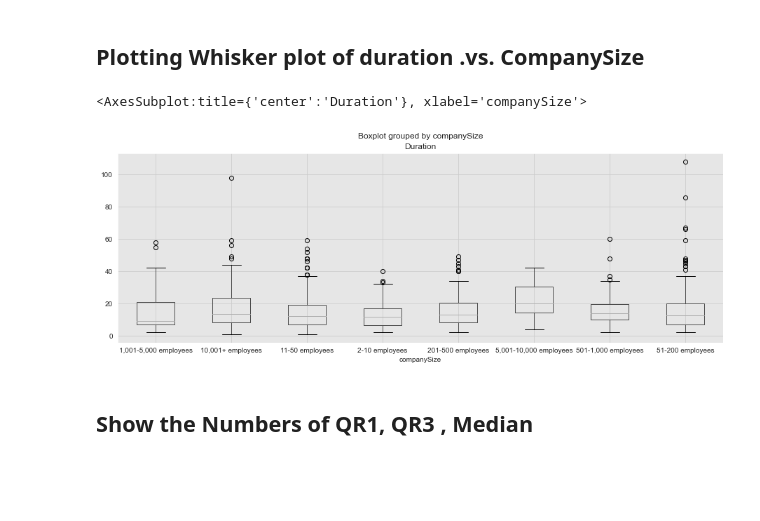
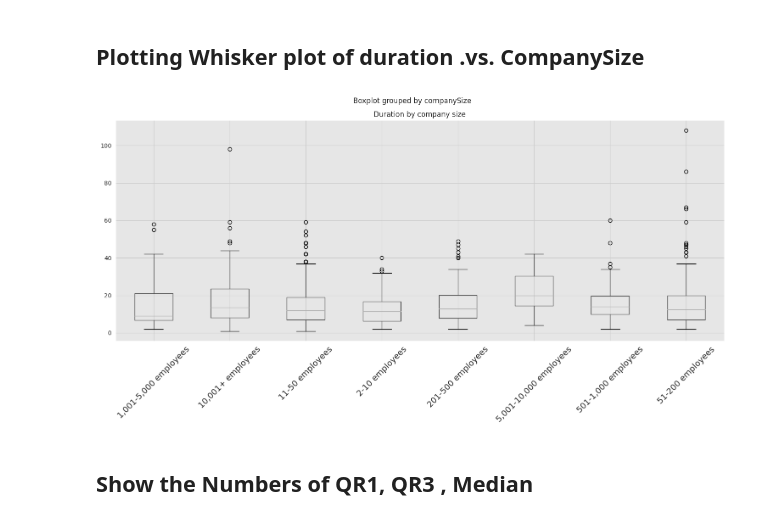
Before and after one commit to Mostafa-wael/Exploring-the-Landscape-of-the-Egyptian-Software-Market, a Jupyter notebook: notebooks/exploratory2.ipynb, the cells around one changed output. Cells and saved outputs as stored; diff of their text form; code cells hidden in the pictures; blank space fills up the shorter version.

```diff
--- a/notebooks/exploratory2.ipynb
+++ b/notebooks/exploratory2.ipynb
@@ -187,11 +225,16 @@ df_employees.groupby('companySize')['Duration'].mean().sort_values(ascending=Fal
 # %% [markdown]
 ## Plotting Whisker plot of duration .vs. CompanySize
 # %%
-# plot the whisker box plot of duration by companySize
-df_employees.boxplot(column='Duration', by='companySize', figsize=(15, 5))
+# plot the whisker box plot of duration by companySize with sns
+df_employees.boxplot(column='Duration', by='companySize', figsize=(15, 8))
+plt.xticks(rotation=45, size=14)
+plt.xlabel(None)
+plt.ylabel(None)
+plt.title('Duration by company size')
+plt.tight_layout()
+plt.show()
 # %% [output]
-<AxesSubplot:title={'center':'Duration'}, xlabel='companySize'>
-[figure, old version]
+[figure, new version]
 # %% [markdown]
 ## Show the Numbers of QR1, QR3 , Median
 # %%
```
Also changed, not shown: parts of 13 cells of this notebook.
